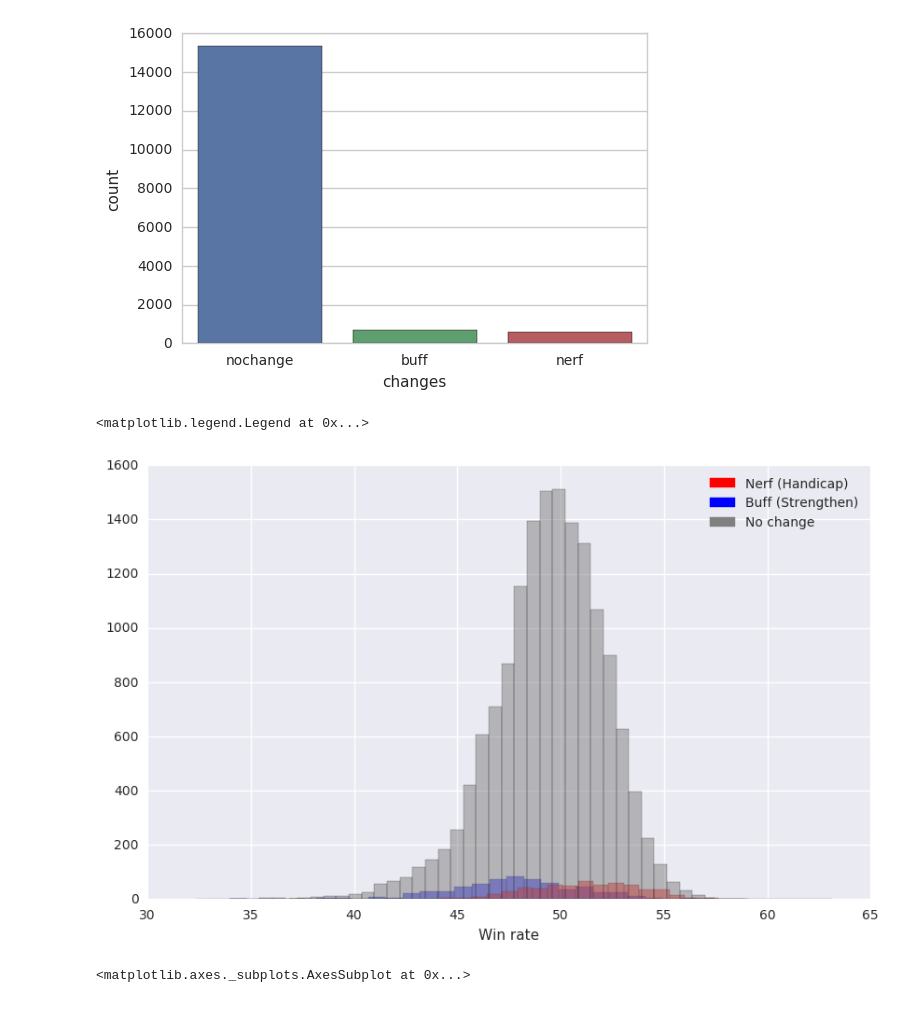
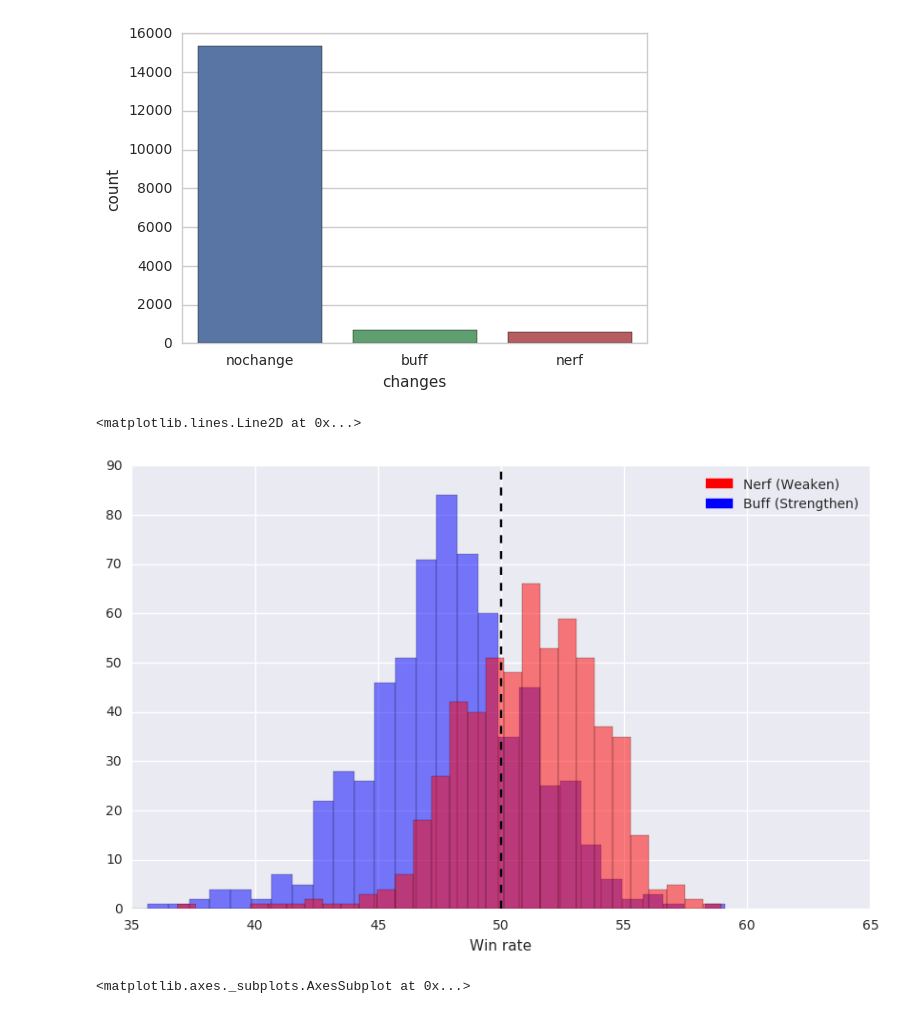
Before and after one commit to joseph-jnl/insight, a Jupyter notebook: lol_model_diamondonly.ipynb, the cells around one changed output. Cells and saved outputs as stored; diff of their text form; code cells hidden in the pictures.

```diff
--- a/lol_model_diamondonly.ipynb
+++ b/lol_model_diamondonly.ipynb
@@ -264,20 +275,23 @@ sns.countplot(x='changes',data=df, )
 # %%
 import matplotlib.patches as mpatches
 plt.figure(figsize=(10,6))
 plt.xlabel('Win rate')
+plt.xlim([35,65])
 df[df['changes']=='buff']['winrate'].hist(alpha=0.5,color='blue',
                                               bins=30,label='buff')
 df[df['changes']=='nerf']['winrate'].hist(alpha=0.5,color='red',
                                               bins=30,label='nerf')
-df[df['changes']=='nochange']['winrate'].hist(alpha=0.5,color='grey',
-                                              bins=50,label='nerf')
-red_patch = mpatches.Patch(color='red', label='Nerf (Handicap)')
+# df[df['changes']=='nochange']['winrate'].hist(alpha=0.5,color='grey',
+#                                               bins=50,label='nerf')
+red_patch = mpatches.Patch(color='red', label='Nerf (Weaken)')
 blue_patch = mpatches.Patch(color='blue', label='Buff (Strengthen)')
 grey_patch = mpatches.Patch(color='grey', label='No change')
-plt.legend(handles=[red_patch, blue_patch, grey_patch])
+# plt.legend(handles=[red_patch, blue_patch, grey_patch])
+plt.legend(handles=[red_patch, blue_patch])
+plt.axvline(x=50, color='black', linestyle='--')
 # %% [output]
-<matplotlib.legend.Legend at 0x...>
+<matplotlib.lines.Line2D at 0x...>
-[figure, old version]
+[figure, new version]
 # %%
 plt.figure(figsize=(10,6))
 plt.xlabel('Popularity')
```
Also changed, not shown: parts of 11 cells of this notebook, 2 other files.
